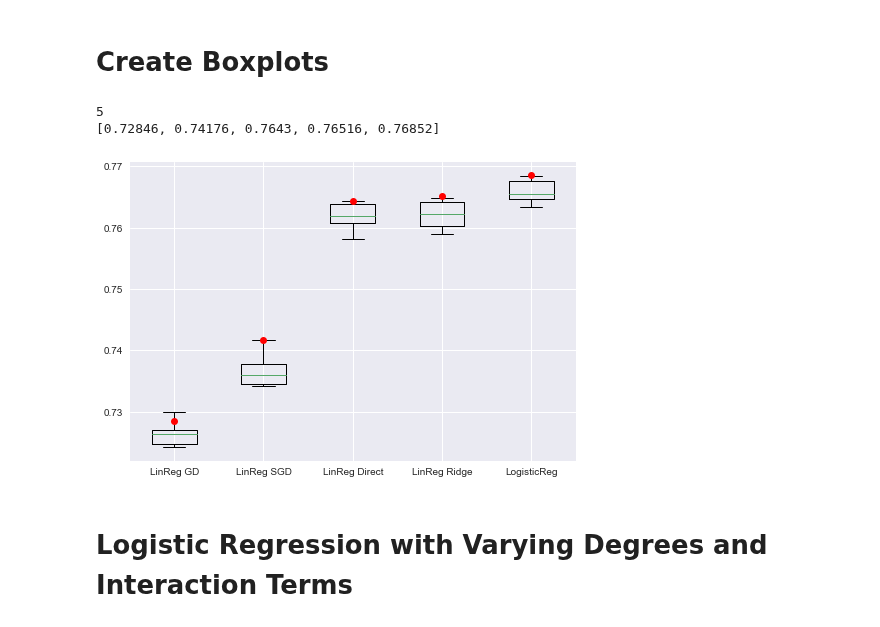
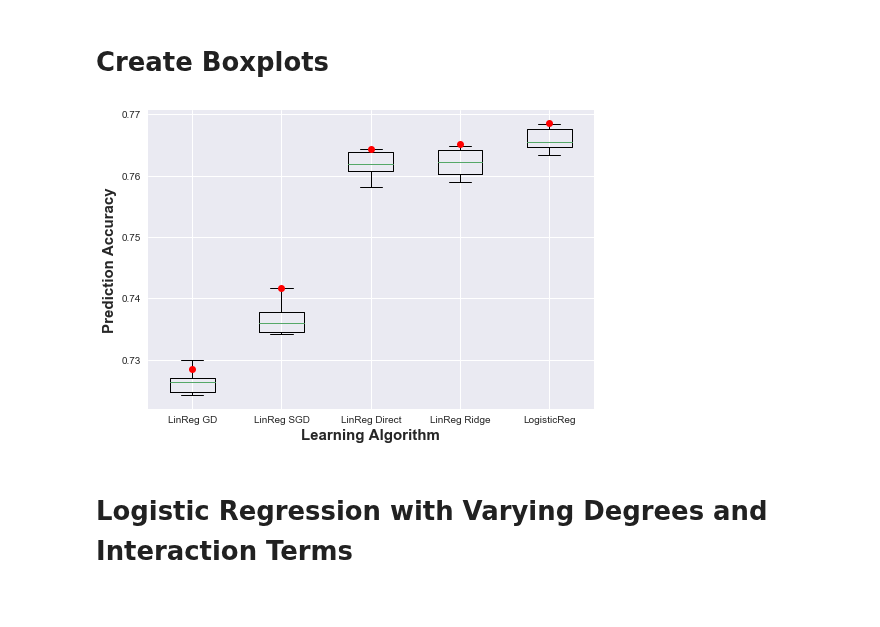
Before and after one commit to hhschede/machine_learning, a Jupyter notebook: project_1/cross_validation/CV_implementation.ipynb, the cells around one changed output. Cells and saved outputs as stored; diff of their text form; code cells hidden in the pictures.

```diff
--- a/project_1/cross_validation/CV_implementation.ipynb
+++ b/project_1/cross_validation/CV_implementation.ipynb
@@ -223,20 +223,19 @@ file_object.close()
 # Create Boxplots
 # %%
 # Create boxplots
-print(len(boxplots))
 plt.style.use('seaborn')
 plt.boxplot(boxplots, labels=['LinReg GD', 'LinReg SGD','LinReg Direct','LinReg Ridge','LogisticReg'])
-# plt.boxplot(boxplots, labels=[''])
+plt.xlabel('Learning Algorithm', weight='bold', fontsize=15)
+plt.ylabel('Prediction Accuracy', weight='bold', fontsize=15)
 plt.plot(1, test_accuracies[0], marker='o', c='red')
 plt.plot(2, test_accuracies[1], marker='o', c='red')
 plt.plot(3, test_accuracies[2], marker='o', c='red')
 plt.plot(4, test_accuracies[3], marker='o', c='red')
 plt.plot(5, test_accuracies[4], marker='o', c='red')
-print(test_accuracies)
+plt.savefig('LearningAlgs.png')
+# print(test_accuracies)
 # %% [output]
-5
-[0.72846, 0.74176, 0.7643, 0.76516, 0.76852]
-[figure, old version]
+[figure, new version]
 # %% [markdown]
 # Logistic Regression with Varying Degrees and Interaction Terms
 # %% [markdown]
```
Also changed, not shown: parts of 21 cells of this notebook, 3 other files.
